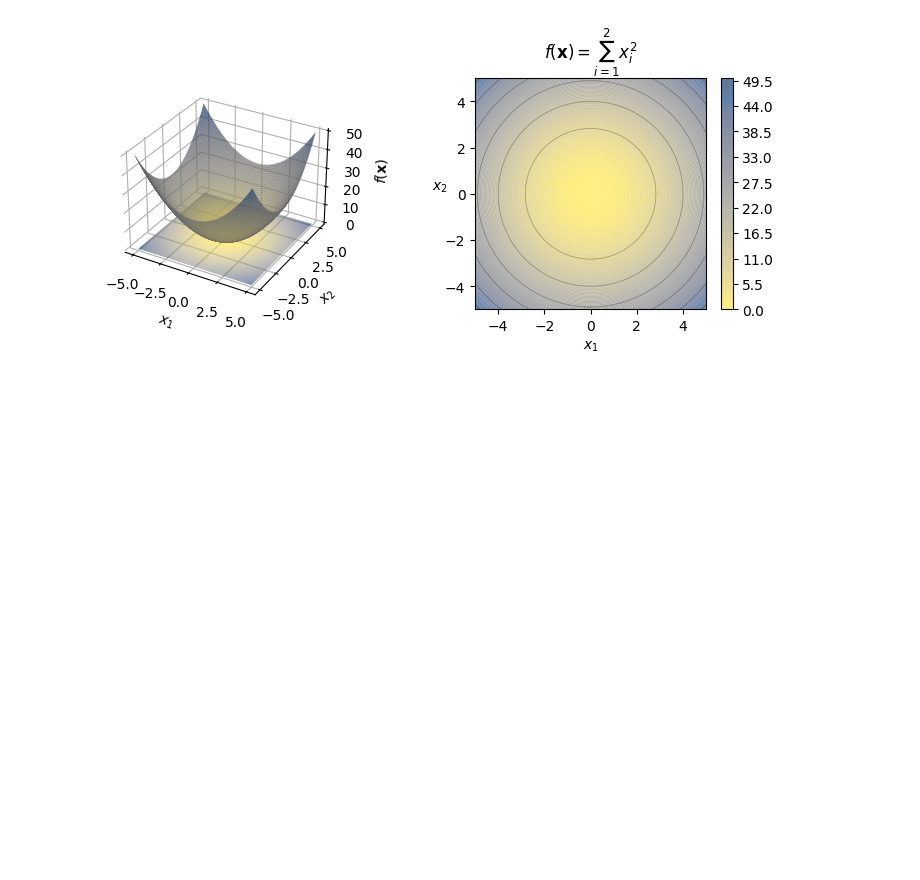
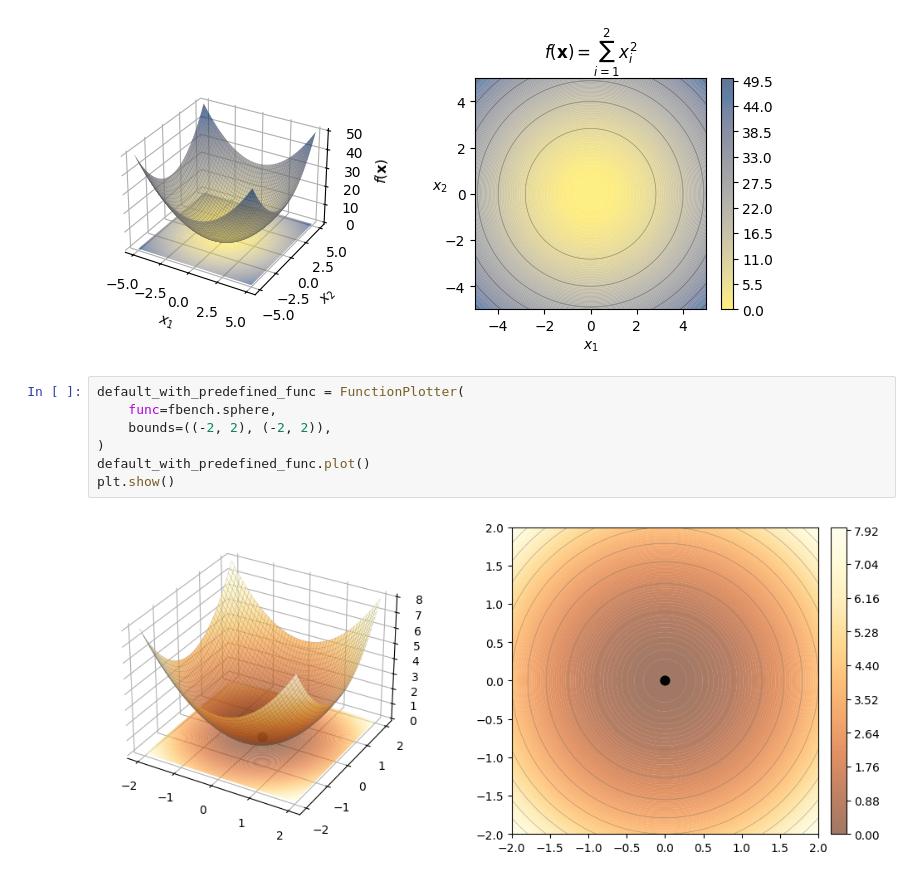
Before and after one commit to estripling/fbench, a Jupyter notebook: docs/source/example.ipynb, the cells around one changed output. Saved outputs shown, nothing was run; the diff lists cells and outputs as text; blank space fills up the shorter version.

```diff
--- a/docs/source/example.ipynb
+++ b/docs/source/example.ipynb
@@ -139,3 +139,12 @@ ax3d.set_zlabel(r"$ f(\mathbf{x}) $")
 plt.show()
 # %% [output]
 [figure]
+# %%
+default_with_predefined_func = FunctionPlotter(
+    func=fbench.sphere,
+    bounds=((-2, 2), (-2, 2)),
+)
+default_with_predefined_func.plot()
+plt.show()
+# %% [output]
+[figure, added]
```
Also changed, not shown: parts of 6 cells of this notebook, 6 other files.
